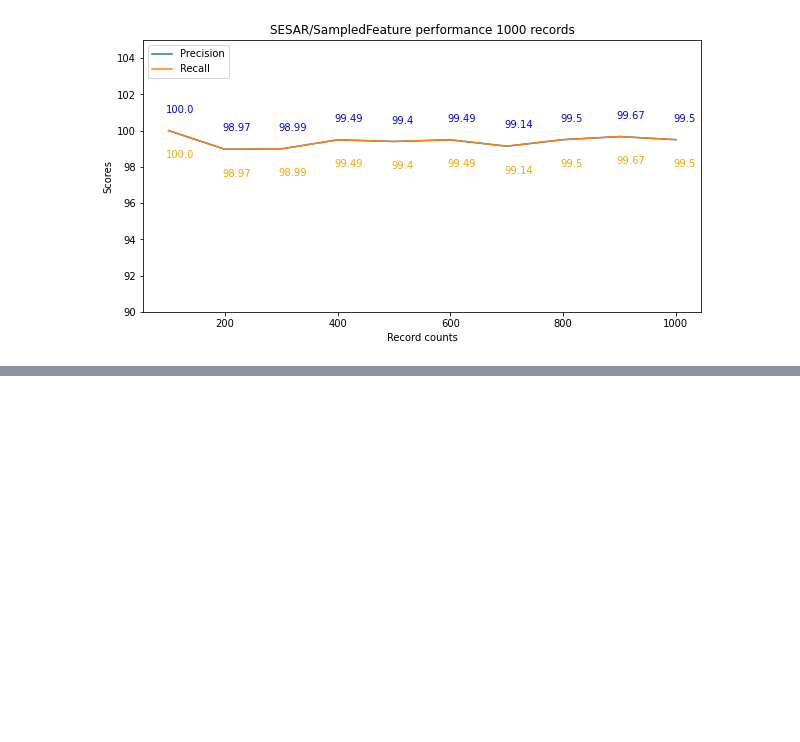
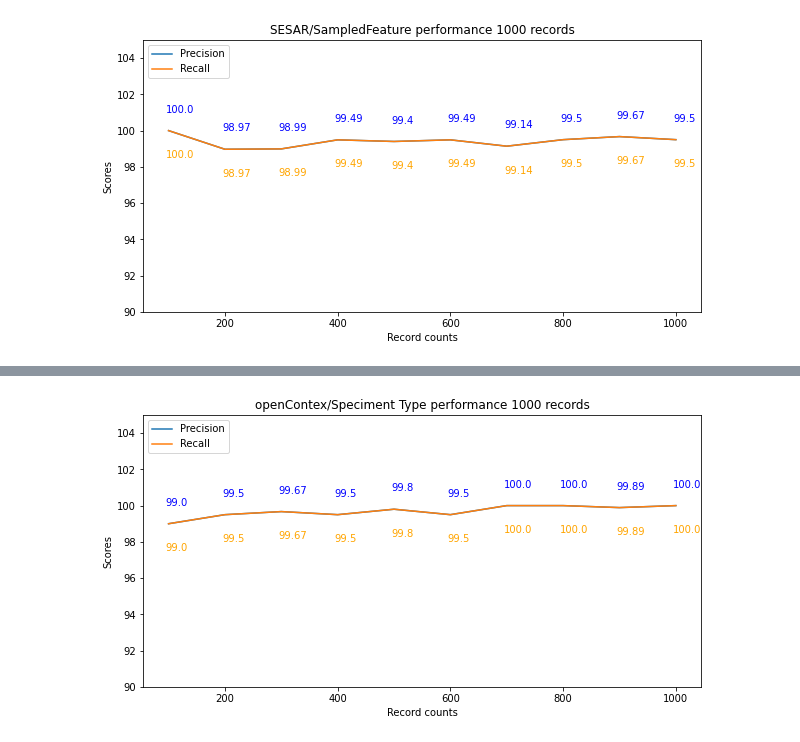
Before and after one commit to isamplesorg/vocabulary_learning, a Jupyter notebook: python/crossValidation.ipynb, the cells around one changed output, grey strips where cells are left out. Cells and saved outputs as stored; diff of their text form; code cells hidden in the pictures; blank space fills up the shorter version.

Commit message:
up to data

```diff
--- a/python/crossValidation.ipynb
+++ b/python/crossValidation.ipynb
@@ -184,3 +203,7 @@ Recall: 0.995
 drawGraph(SESAR_sampledFeatureype_result, 'SESAR/SampledFeature', len(SESAR_sampledFeature), [90, 105])
 # %% [output]
 [figure]
+# %%
+#openCOntext speciment type
+openContext_specimenType = pd.read_csv('../Collections_data/cleanedopenContext_specimenType.txt', header= None)
+openContext_specimenType_result = diffSizeCV(openContext_specimenType, 0.1, 20, 100, 5, 1)
@@ -186,0 +228,4 @@ drawGraph(SESAR_sampledFeatureype_result, 'SESAR/SampledFeature', len(SESAR_samp
+# %%
+drawGraph(openContext_specimenType_result, 'openContex/Speciment Type', len(openContext_specimenType), [90, 105])
+# %% [output]
+[figure, added]
```
Also changed, not shown: parts of 4 cells of this notebook, 36 other files.
